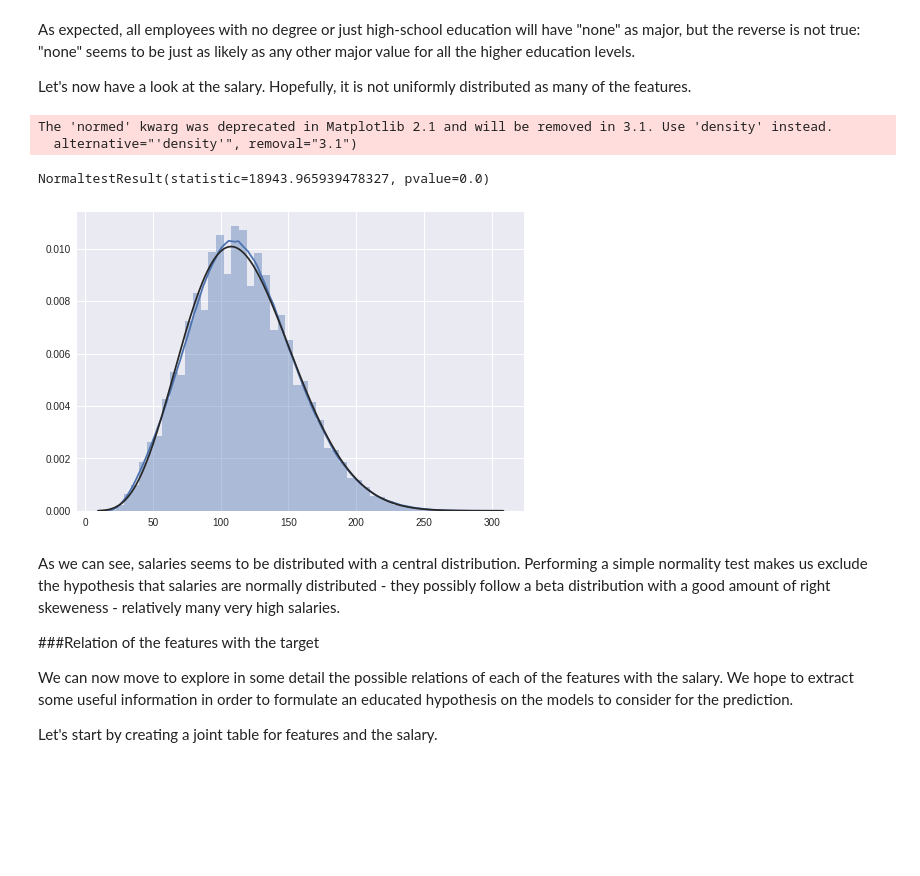
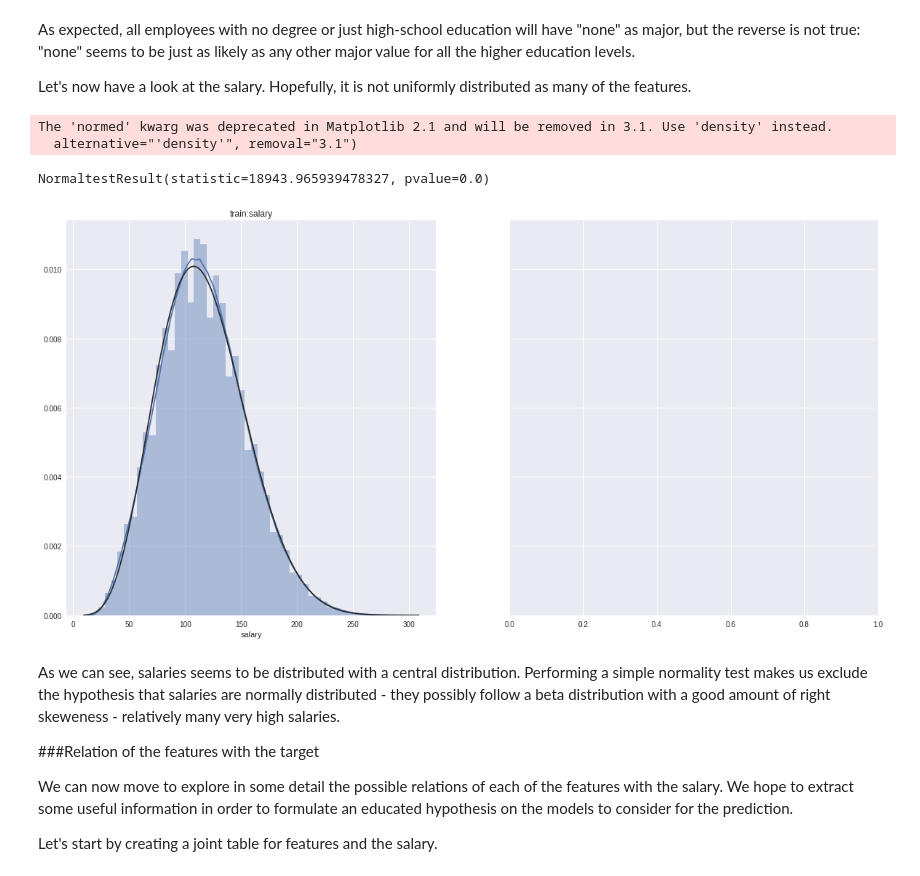
Before and after one commit to liapunov/HRdata, a Jupyter notebook: HRdataNotebook.ipynb, the cells around one changed output. Cells and saved outputs as stored; diff of their text form; code cells hidden in the pictures; blank space fills up the shorter version.

```diff
--- a/HRdataNotebook.ipynb
+++ b/HRdataNotebook.ipynb
@@ -76,7 +76,10 @@ class SupervisedDataframe:
         print("Implied numerical variables: " + str(self.numericals))
         print("Implied datetime variables: " + str(self.dates))
 
+        print("information about the train DataFrame:")
         self.train.info()
+        print("information about the test DataFrame:")
+        self.test.info()
 
     def set_target(self, new_target_col):
         self.target_col = new_target_col
@@ -94,6 +97,24 @@ class SupervisedDataframe:
             return self.train[self.train[col]==val][self.target_col].mean()
         order = sorted(self.train[col].unique(), key=key)
         sb.boxplot(x=col, y=self.target_col, data=self.train, order=order)
+
+    def plot_variable(self, col, fit=None, type="dist"):
+        fig,ax = plt.subplots(1,2, sharey=True, figsize=(20,10))
+        fig.suptitle(col + ": distribution", fontsize=14, fontweight="bold")
+        if col in self.numericals:
+            ax[0].set_title("train:" + col)
+            sb.distplot(self.train[col], fit=fit, ax=ax[0])
+            if col != self.target_col:
+                ax[1].set_title("test:" + col)
+                sb.distplot(self.test[col], fit=fit, ax=ax[1])
+        elif col in self.categoricals:
+            ax[0].set_title("train:" + col)
+            sb.countplot(y=col, data=self.train, ax=ax[0])
+            if col != self.target_col:
+                ax[1].set_title("test:" + col)
+                sb.countplot(y=col, data=self.test, ax=ax[1])
+        else:
+            print("Time series plot has not been implemented yet")
 
     def setCategoricals(self, new_list, replace=False):
         if replace:
@@ -143,7 +164,13 @@ class SupervisedDataframe:
                 return self.test[self.test.isna()]
 
     def __getattr__(self, attr):
+        getattr(self.test, attr)
         return getattr(self.train, attr)
+
+    def __setitem__(self,index,value):
+        self.train.__setitem__(index, value)
+        if self.target_col not in index:
+            self.test.__setitem__(index, value)
 # %%
 hr_data = SupervisedDataframe("train_features.csv","test_features.csv","train_salaries.csv")
 hr_data.head()
@@ -219,0 +247,4 @@ print(train_salaries[train_salaries.salary <= 0].values)
+# %%
+hr_data.train = hr_data.train[hr_data.train.salary > 0]
+
+print(hr_data.train[hr_data.train.salary <= 0].values)
@@ -275,14 +305,14 @@ As expected, all employees with no degree or just high-school education will hav
 Let's now have a look at the salary. Hopefully, it is not uniformly distributed as many of the features.
 # %%
 #How are salary distributed in general? Let's fit the series with a Beta distribution
-sb.distplot(tuple(train_salaries.salary), fit=beta)
+hr_data.plot_variable("salary", fit=beta)
 #check for normality
-print(normaltest(train_salaries.salary))
+print(normaltest(hr_data.train["salary"]))
 # %% [output]
 The 'normed' kwarg was deprecated in Matplotlib 2.1 and will be removed in 3.1. Use 'density' instead.
   alternative="'density'", removal="3.1")
 NormaltestResult(statistic=18943.965939478327, pvalue=0.0)
-[figure, old version]
+[figure, new version]
 # %% [markdown]
 As we can see, salaries seems to be distributed with a central distribution. Performing a simple normality test makes us exclude the hypothesis that salaries are normally distributed - they possibly follow a beta distribution with a good amount of right skeweness - relatively many very high salaries.
 
```
Also changed, not shown: parts of 31 cells of this notebook.
